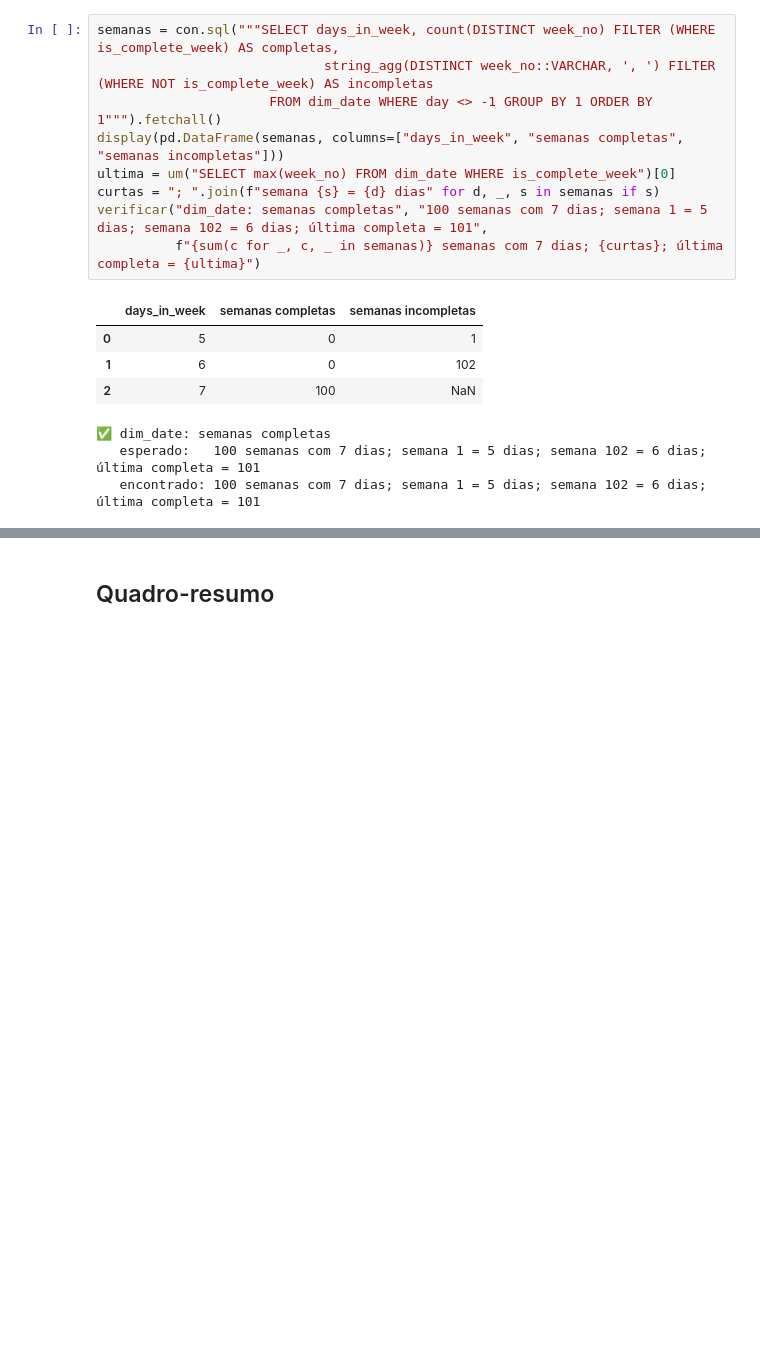
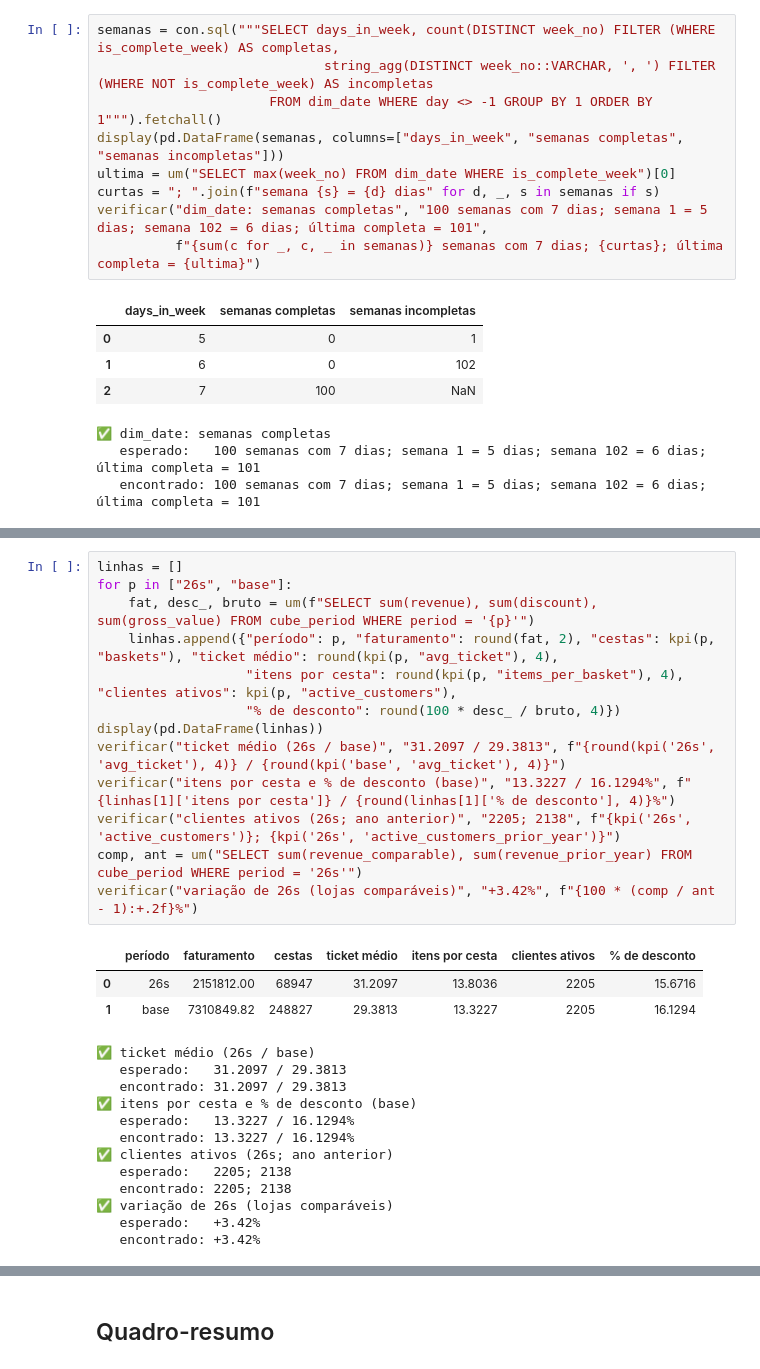
Before and after one commit to caiosantosho2-dotcom/retail-lakehouse, a Jupyter notebook: notebooks/explorando_lakehouse.ipynb, the cells around one changed output, grey strips where cells are left out. Cells and saved outputs as stored; diff of their text form; blank space fills up the shorter version.

```diff
--- a/notebooks/explorando_lakehouse.ipynb
+++ b/notebooks/explorando_lakehouse.ipynb
@@ -473,0 +526,29 @@ verificar("dim_date: semanas completas", "100 semanas com 7 dias; semana 1 = 5 d
+# %%
+linhas = []
+for p in ["26s", "base"]:
+    fat, desc_, bruto = um(f"SELECT sum(revenue), sum(discount), sum(gross_value) FROM cube_period WHERE period = '{p}'")
+    linhas.append({"período": p, "faturamento": round(fat, 2), "cestas": kpi(p, "baskets"), "ticket médio": round(kpi(p, "avg_ticket"), 4),
+                   "itens por cesta": round(kpi(p, "items_per_basket"), 4), "clientes ativos": kpi(p, "active_customers"),
+                   "% de desconto": round(100 * desc_ / bruto, 4)})
+display(pd.DataFrame(linhas))
+verificar("ticket médio (26s / base)", "31.2097 / 29.3813", f"{round(kpi('26s', 'avg_ticket'), 4)} / {round(kpi('base', 'avg_ticket'), 4)}")
+verificar("itens por cesta e % de desconto (base)", "13.3227 / 16.1294%", f"{linhas[1]['itens por cesta']} / {round(linhas[1]['% de desconto'], 4)}%")
+verificar("clientes ativos (26s; ano anterior)", "2205; 2138", f"{kpi('26s', 'active_customers')}; {kpi('26s', 'active_customers_prior_year')}")
+comp, ant = um("SELECT sum(revenue_comparable), sum(revenue_prior_year) FROM cube_period WHERE period = '26s'")
+verificar("variação de 26s (lojas comparáveis)", "+3.42%", f"{100 * (comp / ant - 1):+.2f}%")
+# %% [output]
+|  | período | faturamento | cestas | ticket médio | itens por cesta | clientes ativos | % de desconto |
+| 0 | 26s | 2151812.00 | 68947 | 31.2097 | 13.8036 | 2205 | 15.6716 |
+| 1 | base | 7310849.82 | 248827 | 29.3813 | 13.3227 | 2205 | 16.1294 |
+✅ ticket médio (26s / base)
+   esperado:   31.2097 / 29.3813
+   encontrado: 31.2097 / 29.3813
+✅ itens por cesta e % de desconto (base)
+   esperado:   13.3227 / 16.1294%
+   encontrado: 13.3227 / 16.1294%
+✅ clientes ativos (26s; ano anterior)
+   esperado:   2205; 2138
+   encontrado: 2205; 2138
+✅ variação de 26s (lojas comparáveis)
+   esperado:   +3.42%
+   encontrado: +3.42%
```
Also changed, not shown: parts of 24 cells of this notebook, 48 other files.
